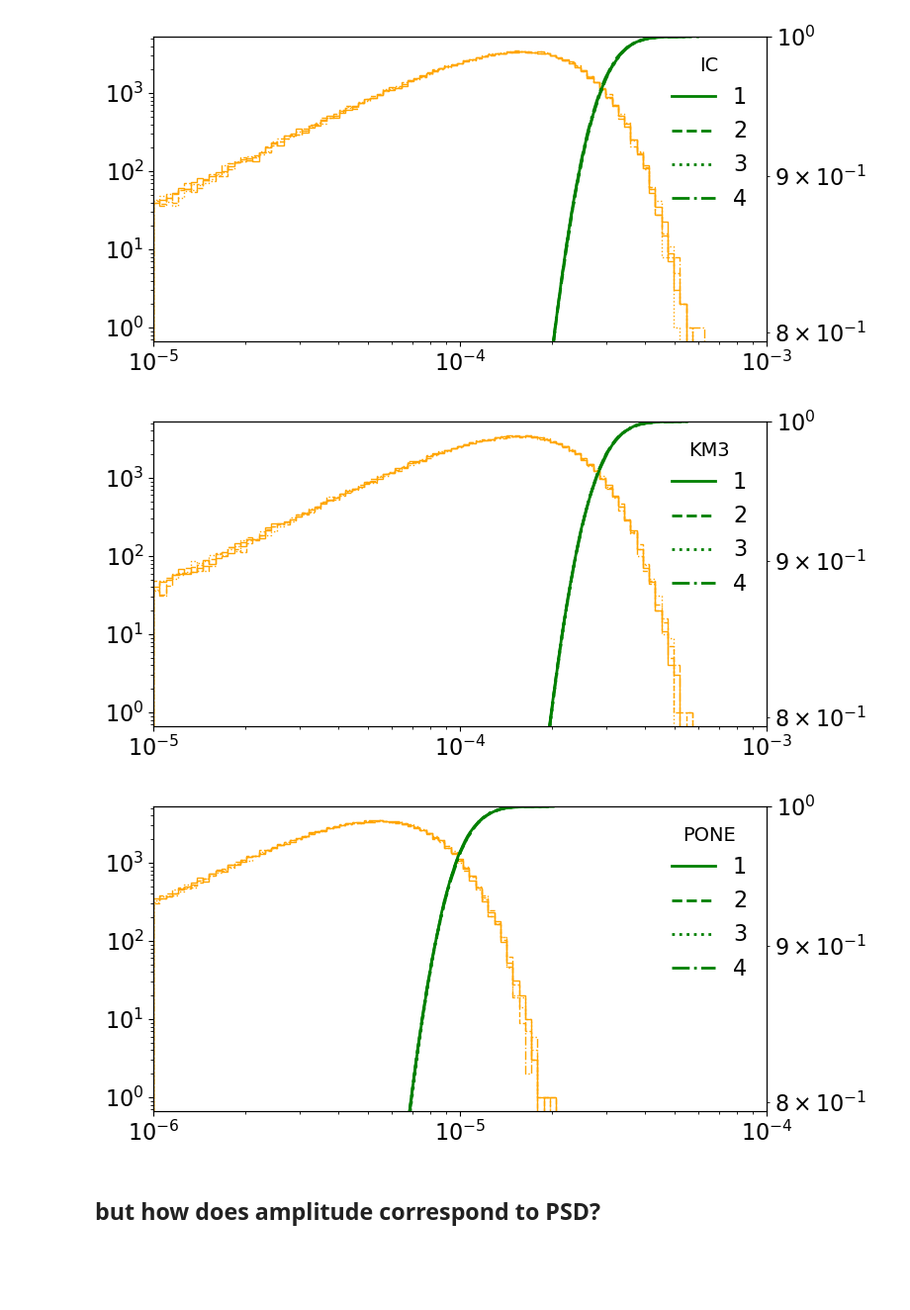
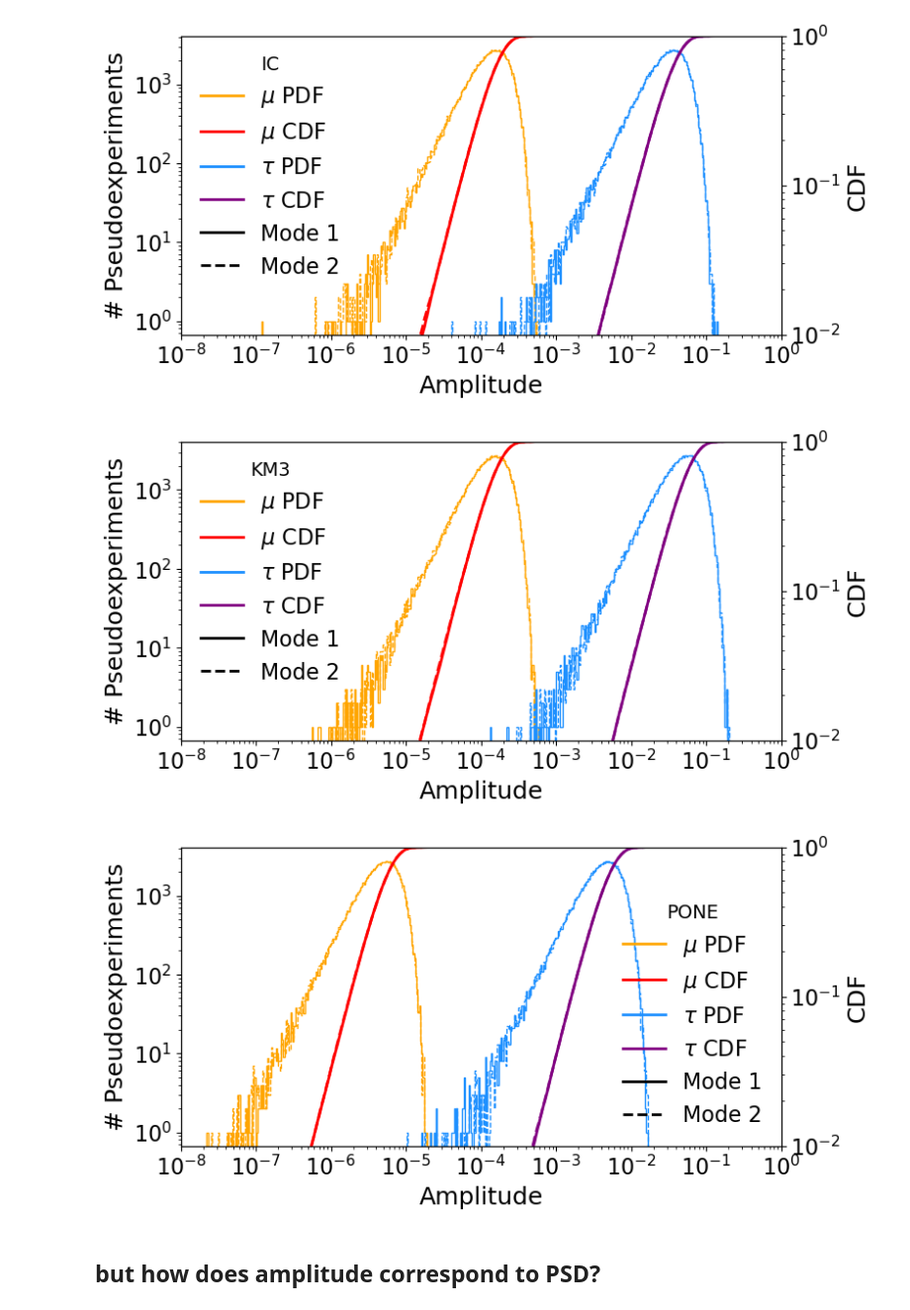
Before and after one commit to nickkamp1/NuTelescopeMuCollider, a Jupyter notebook: LorentzViolationSidereal_Analysis.ipynb, the cells around one changed output. Shown at 99% size. Cells and saved outputs as stored; diff of their text form; code cells hidden in the pictures; blank space fills up the shorter version.

```diff
--- a/LorentzViolationSidereal_Analysis.ipynb
+++ b/LorentzViolationSidereal_Analysis.ipynb
@@ -6,6 +6,7 @@
 nYears = 1
 throughgoing_factor = 1 # don't consider it
 wobbling_factor = 1 # 1 / 0.01 # no wobble!
+tau_efficiency = 0.1 # hypothetical tau efficiency
 # %%
 import numpy as np
 import matplotlib.pyplot as plt
@@ -131,46 +132,61 @@ PONE 4266.1 Hz, 1.3e+11/yr
 # %%
-amplitudes = {}
-quantile_points = np.logspace(-0.1,0,nTrials)
+mu_amplitudes = {}
+tau_amplitudes = {}
+quantile_points = np.logspace(-2,0,500)
 sensitivity_quantiles = [1-((1-norm.cdf(n))*2) for n in [1,2,3,4]]
 sensitivity_quantiles += [0.9]
-exp_sensitivities = {}
-amplitude_bins = np.logspace(-5,-3,100)
+exp_mu_sensitivities = {}
+exp_tau_sensitivities = {}
 for exp,nEvents in nEvents_dict.items():
-    amplitude_bins = np.logspace(-5,-3,100)
-    if exp=="PONE": amplitude_bins /= 10
-    amps = np.empty((nTrials,nBins))
-    poisson_throws = np.random.poisson(nEvents/(nBins),(nTrials,nBins))
-    for nT,n in enumerate(poisson_throws):
-        amps[nT] = get_amplitudes(n)
-        # fft = np.abs(np.real(np.fft.fft(n)))
-        # amps[nT][0] = fft[0]/nBins
-        # amps[nT][1:] = 2*fft[1:]/nBins
-        # amps[nT] /= amps[nT][0]
-    amplitudes[exp] = amps
-
+    # rate from SM oscillations only
+    mu_expectation = nEvents/nBins*osc_prob(baseline_list[exp],t_bin_centers,Emean=avg_energy_dict[exp])[0]
+    tau_expectation = nEvents/nBins*(1-osc_prob(baseline_list[exp],t_bin_centers,Emean=avg_energy_dict[exp])[0])*tau_efficiency
     fig = plt.figure()
     ax1 = plt.gca()
     ax2 = plt.gca().twinx()
-    for mode,ls in zip([1,2,3,4],["-","--",":","-."]):
-        ax1.hist(amps[:,mode],color="orange",bins=amplitude_bins,ls=ls,histtype="step")
+    for i_flav,(expectation,exp_sensitivities) in enumerate(zip([mu_expectation,tau_expectation],
+                                                                [exp_mu_sensitivities,exp_tau_sensitivities])):
+        amps = np.empty((nTrials,nBins))
+        amplitude_bins = np.logspace(-6,-3,100) if i_flav==0 else np.logspace(-5,-1,100)
+        if exp=="PONE": amplitude_bins /= 10
+        amplitude_bins = np.logspace(-8,0,500)
+        poisson_throws = np.random.poisson(expectation,(nTrials,nBins))
+        for nT,n in enumerate(poisson_throws):
+            amps[nT] = get_amplitudes(n)
+            # fft = np.abs(np.real(np.fft.fft(n)))
+            # amps[nT][0] = fft[0]/nBins
+            # amps[nT][1:] = 2*fft[1:]/nBins
+            # amps[nT] /= amps[nT][0]
+        if i_flav==0: mu_amplitudes[exp] = amps
+        elif i_flav==1: tau_amplitudes[exp] = amps
 
-        quantiles = np.quantile(amps[:,mode],quantile_points)
-        ax2.plot(quantiles,quantile_points,color="green",ls=ls,label=mode)
-        exp_sens = np.quantile(amps[:,mode],sensitivity_quantiles)
-        exp_sensitivities[(exp,mode)] = {quant:sens for quant,sens in zip(sensitivity_quantiles,exp_sens)}
+        ax1.plot([],[],color="orange" if i_flav==0 else "dodgerblue",label=r"$\mu$ PDF" if i_flav==0 else r"$\tau$ PDF")
+        ax1.plot([],[],color="red" if i_flav==0 else "purple",label=r"$\mu$ CDF" if i_flav==0 else r"$\tau$ CDF")
+        for mode,ls in zip([1,2,3,4],["-","--",":","-."]):
+            if mode in [3,4]: continue
+            if i_flav==1: ax1.plot([],[],color="black",ls=ls,label="Mode %d"%mode)
+            ax1.hist(amps[:,mode],color="orange" if i_flav==0 else "dodgerblue",bins=amplitude_bins,ls=ls,histtype="step")
+
+            quantiles = np.quantile(amps[:,mode],quantile_points)
+            ax2.plot(quantiles,quantile_points,color="red" if i_flav==0 else "purple",ls=ls)
+            exp_sens = np.quantile(amps[:,mode],sensitivity_quantiles)
+            exp_sensitivities[(exp,mode)] = {quant:sens for quant,sens in zip(sensitivity_quantiles,exp_sens)}
     ax1.set_xscale("log")
     ax2.set_xscale("log")
-    ax1.set_xlim(amplitude_bins[0],amplitude_bins[-1])
+    ax1.set_xlim(1e-8,1)
     ax1.set_yscale("log")
     ax2.set_yscale("log")
     ax2.set_ylim(quantile_points[0],quantile_points[-1])
-    plt.legend(title=exp)
+    ax1.legend(title=exp)
+    ax1.set_xlabel("Amplitude")
+    ax1.set_ylabel("# Pseudoexperiments")
+    ax2.set_ylabel("CDF")
     plt.show()
     plt.close(fig)
 # %% [output]
-[figure, old version]
+[figure, new version]
-[figure, old version]
+[figure, new version]
-[figure, old version]
+[figure, new version]
 # %% [markdown]
 ## but how does amplitude correspond to PSD?
 # %%
```
Also changed, not shown: parts of 11 cells of this notebook, 40 other files.
